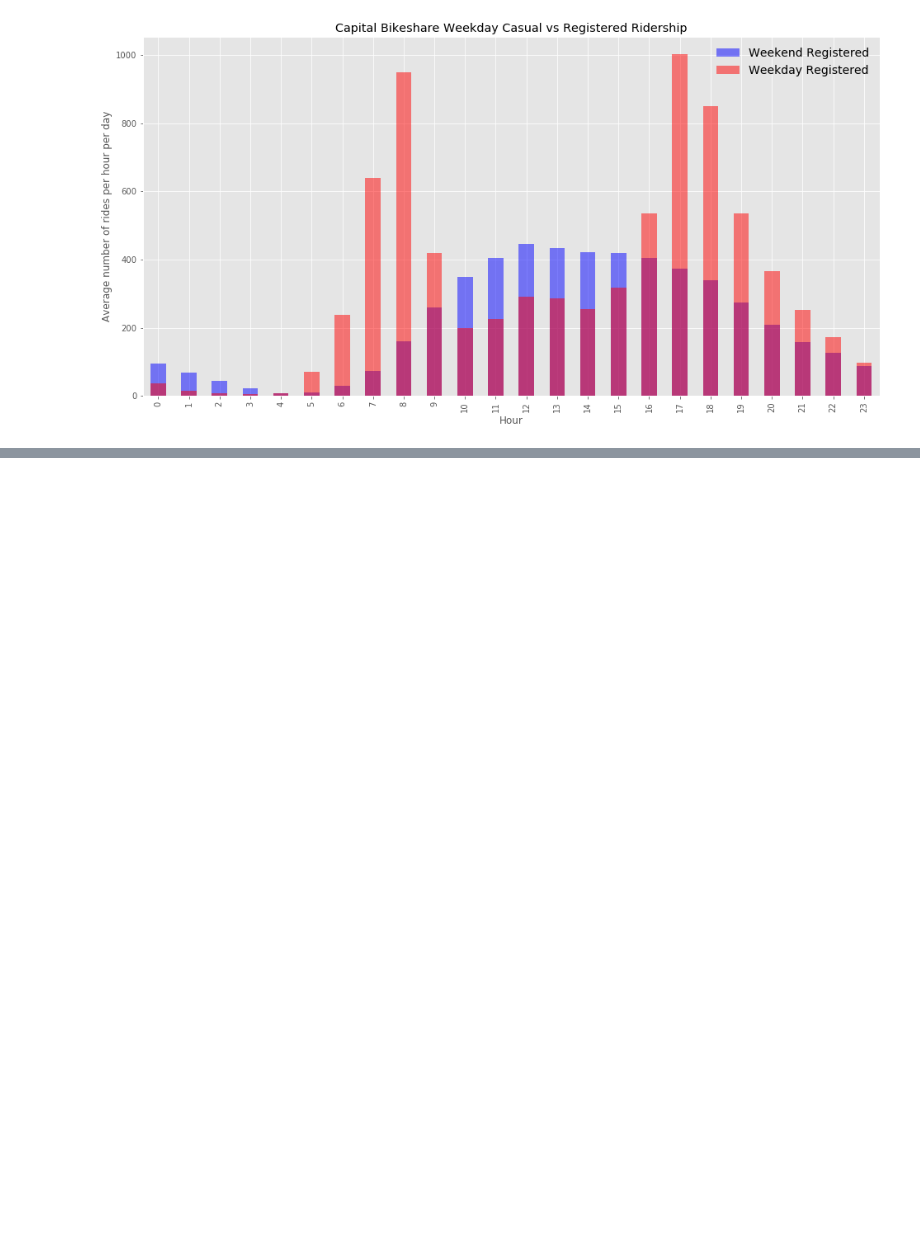
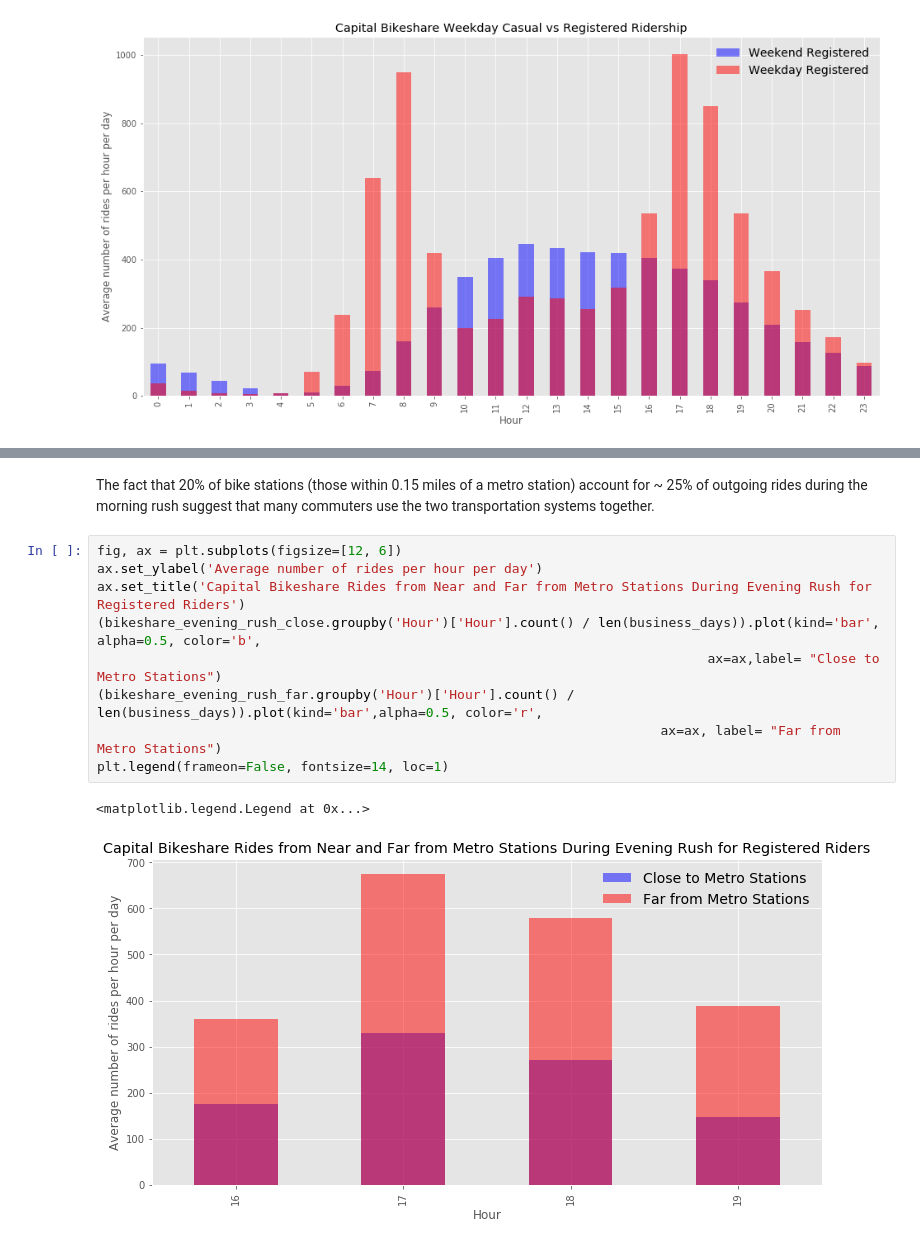
Before and after one commit to dandtaylor/MetroDelayBikeShare, a Jupyter notebook: Analysis_metro_bikeshare_commuters.ipynb, the cells around one changed output, grey strips where cells are left out. Cells and saved outputs as stored; diff of their text form; blank space fills up the shorter version.

```diff
--- a/Analysis_metro_bikeshare_commuters.ipynb
+++ b/Analysis_metro_bikeshare_commuters.ipynb
@@ -220,0 +301,14 @@ print(bikeshare_no_rush['Hour'].unique())
+# %% [markdown]
+The fact that 20% of bike stations (those within 0.15 miles of a metro station) account for ~ 25% of outgoing rides during the morning rush suggest that many commuters use the two transportation systems together.
+# %%
+fig, ax = plt.subplots(figsize=[12, 6])
+ax.set_ylabel('Average number of rides per hour per day')
+ax.set_title('Capital Bikeshare Rides from Near and Far from Metro Stations During Evening Rush for Registered Riders')
+(bikeshare_evening_rush_close.groupby('Hour')['Hour'].count() / len(business_days)).plot(kind='bar', alpha=0.5, color='b',
+                                                                              ax=ax,label= "Close to Metro Stations")
+(bikeshare_evening_rush_far.groupby('Hour')['Hour'].count() / len(business_days)).plot(kind='bar',alpha=0.5, color='r',
+                                                                        ax=ax, label= "Far from Metro Stations")
+plt.legend(frameon=False, fontsize=14, loc=1)
+# %% [output]
+<matplotlib.legend.Legend at 0x...>
+[figure, added]
```
Also changed, not shown: parts of 31 cells of this notebook.
